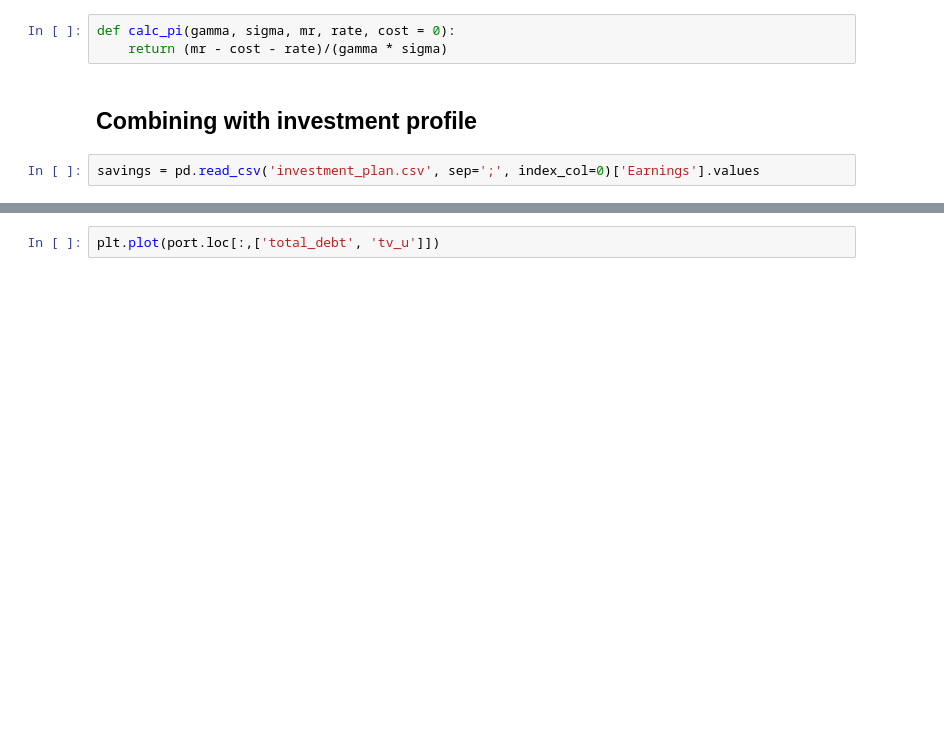
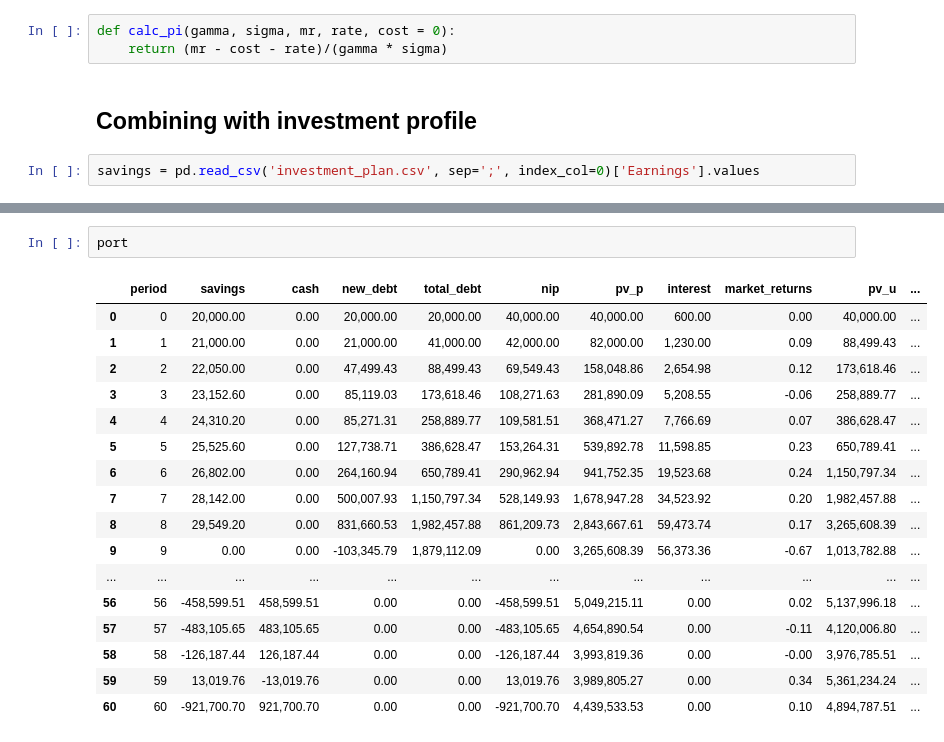
Before and after one commit to neriksen/applied_finance, a Jupyter notebook: portfolio_return.ipynb, the cells around one changed output, grey strips where cells are left out. Drawn from its saved outputs; the diff is of its cells as text; blank space fills up the shorter version.

```diff
--- a/portfolio_return.ipynb
+++ b/portfolio_return.ipynb
@@ -190,2 +210,20 @@ ax.legend(columns)
-# %%
-plt.plot(port.loc[:,['total_debt', 'tv_u']])
+# %%
+port
+# %% [output]
+|  | period | savings | cash | new_debt | total_debt | nip | pv_p | interest | market_returns | pv_u | ... |
+| 0 | 0 | 20,000.00 | 0.00 | 20,000.00 | 20,000.00 | 40,000.00 | 40,000.00 | 600.00 | 0.00 | 40,000.00 | ... |
+| 1 | 1 | 21,000.00 | 0.00 | 21,000.00 | 41,000.00 | 42,000.00 | 82,000.00 | 1,230.00 | 0.09 | 88,499.43 | ... |
+| 2 | 2 | 22,050.00 | 0.00 | 47,499.43 | 88,499.43 | 69,549.43 | 158,048.86 | 2,654.98 | 0.12 | 173,618.46 | ... |
+| 3 | 3 | 23,152.60 | 0.00 | 85,119.03 | 173,618.46 | 108,271.63 | 281,890.09 | 5,208.55 | -0.06 | 258,889.77 | ... |
+| 4 | 4 | 24,310.20 | 0.00 | 85,271.31 | 258,889.77 | 109,581.51 | 368,471.27 | 7,766.69 | 0.07 | 386,628.47 | ... |
+| 5 | 5 | 25,525.60 | 0.00 | 127,738.71 | 386,628.47 | 153,264.31 | 539,892.78 | 11,598.85 | 0.23 | 650,789.41 | ... |
+| 6 | 6 | 26,802.00 | 0.00 | 264,160.94 | 650,789.41 | 290,962.94 | 941,752.35 | 19,523.68 | 0.24 | 1,150,797.34 | ... |
+| 7 | 7 | 28,142.00 | 0.00 | 500,007.93 | 1,150,797.34 | 528,149.93 | 1,678,947.28 | 34,523.92 | 0.20 | 1,982,457.88 | ... |
+| 8 | 8 | 29,549.20 | 0.00 | 831,660.53 | 1,982,457.88 | 861,209.73 | 2,843,667.61 | 59,473.74 | 0.17 | 3,265,608.39 | ... |
+| 9 | 9 | 0.00 | 0.00 | -103,345.79 | 1,879,112.09 | 0.00 | 3,265,608.39 | 56,373.36 | -0.67 | 1,013,782.88 | ... |
+| ... | ... | ... | ... | ... | ... | ... | ... | ... | ... | ... | ... |
+| 56 | 56 | -458,599.51 | 458,599.51 | 0.00 | 0.00 | -458,599.51 | 5,049,215.11 | 0.00 | 0.02 | 5,137,996.18 | ... |
+| 57 | 57 | -483,105.65 | 483,105.65 | 0.00 | 0.00 | -483,105.65 | 4,654,890.54 | 0.00 | -0.11 | 4,120,006.80 | ... |
+| 58 | 58 | -126,187.44 | 126,187.44 | 0.00 | 0.00 | -126,187.44 | 3,993,819.36 | 0.00 | -0.00 | 3,976,785.51 | ... |
+| 59 | 59 | 13,019.76 | -13,019.76 | 0.00 | 0.00 | 13,019.76 | 3,989,805.27 | 0.00 | 0.34 | 5,361,234.24 | ... |
+| 60 | 60 | -921,700.70 | 921,700.70 | 0.00 | 0.00 | -921,700.70 | 4,439,533.53 | 0.00 | 0.10 | 4,894,787.51 | ... |
```
Also changed, not shown: parts of 7 cells of this notebook, 2 other files.
